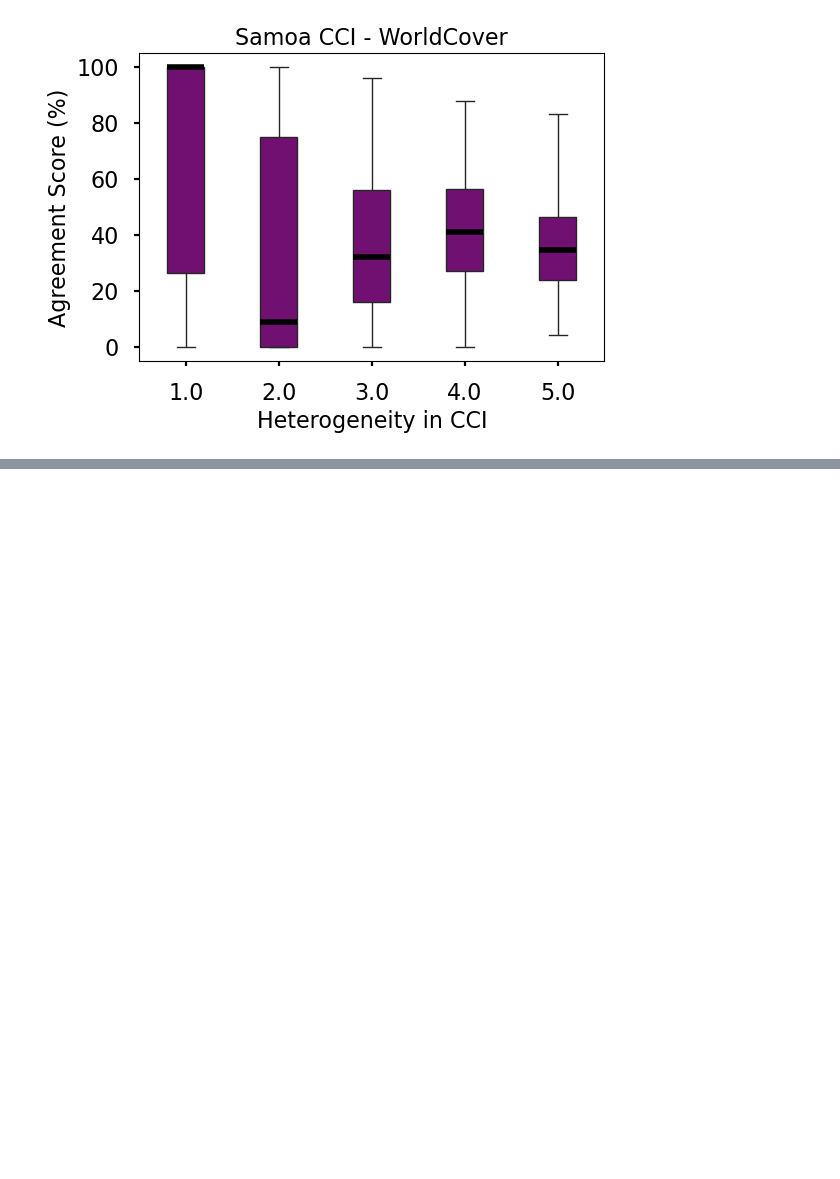
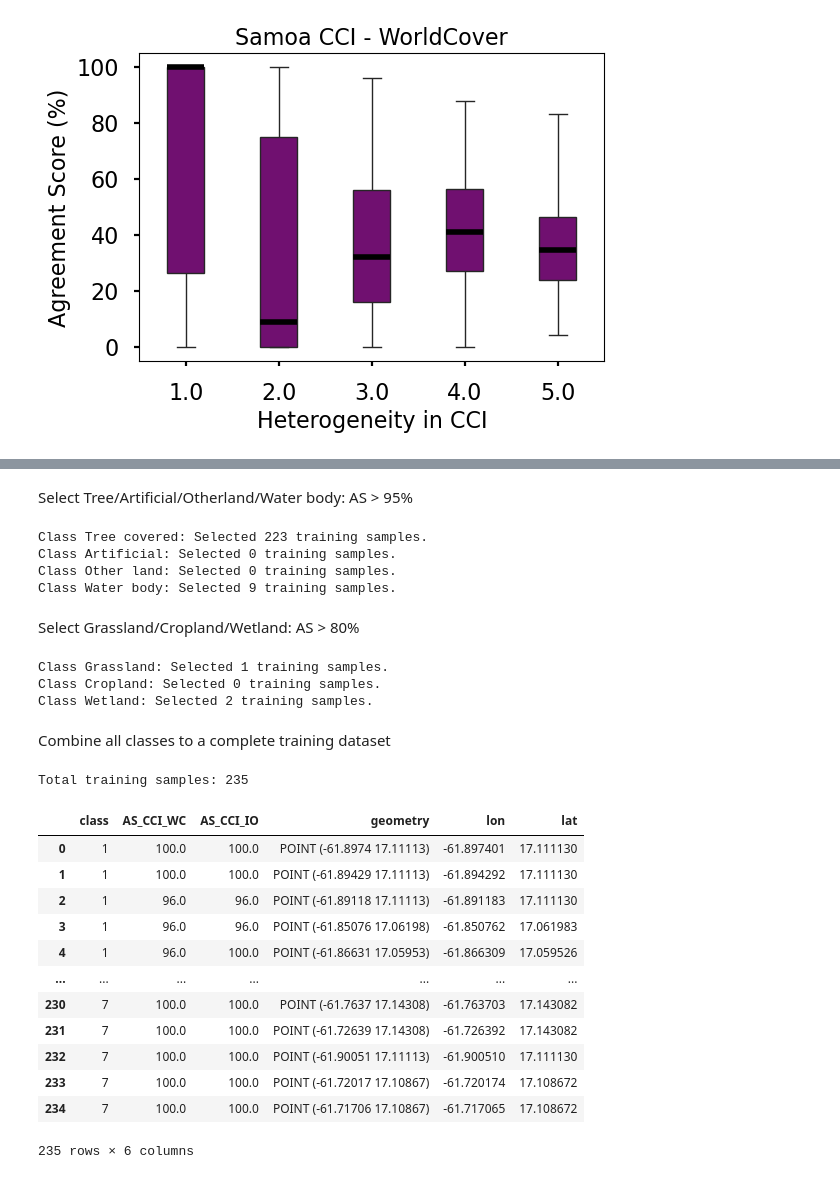
Before and after one commit to auspatious/ldn-lulc, a Jupyter notebook: notebooks/Compare_LULC_per_class.ipynb, the cells around one changed output, grey strips where cells are left out. Saved outputs shown, nothing was run; the diff lists cells and outputs as text; code cells hidden in the pictures; blank space fills up the shorter version.

Commit message:
Qianhui added saving the info of training data (lon, lat, agreement scores, subclasses)

```diff
--- a/notebooks/Compare_LULC_per_class.ipynb
+++ b/notebooks/Compare_LULC_per_class.ipynb
@@ -62,7 +62,7 @@ def load_lulc_data(product: str, resolution = 100):
 # %% [markdown]
 Read in boundary for the target country
 # %%
-country = list_countries()[25] #0, 5, 25, 28 are four samples in the report
+country = list_countries()[0] #0, 5, 25, 28 are four samples in the report
 
 gdf = get_country_boundary(country)
 gdf
@@ -440,0 +472,56 @@ Text(0.5, 1.0, 'Samoa CCI - WorldCover')
+# %% [markdown]
+Select Tree/Artificial/Otherland/Water body: AS > 95%
+# %%
+tree_sample = select_training_sample(1, 95, cci_da['esa_cci_lc'], local_agree_wc, local_agree_io)
+artificial_sample = select_training_sample(5, 95, cci_da['esa_cci_lc'], local_agree_wc, local_agree_io)
+otherland_sample = select_training_sample(6, 95, cci_da['esa_cci_lc'], local_agree_wc, local_agree_io)
+water_sample = select_training_sample(7, 95, cci_da['esa_cci_lc'], local_agree_wc, local_agree_io)
+# %% [output]
+Class Tree covered: Selected 223 training samples.
+Class Artificial: Selected 0 training samples.
+Class Other land: Selected 0 training samples.
+Class Water body: Selected 9 training samples.
+# %% [markdown]
+Select Grassland/Cropland/Wetland: AS > 80%
+# %%
+grass_sample = select_training_sample(2, 80, cci_da['esa_cci_lc'], local_agree_wc, local_agree_io)
+crop_sample = select_training_sample(3, 80, cci_da['esa_cci_lc'], local_agree_wc, local_agree_io)
+wetland_sample = select_training_sample(4, 80, cci_da['esa_cci_lc'], local_agree_wc, local_agree_io)
+# %% [output]
+Class Grassland: Selected 1 training samples.
+Class Cropland: Selected 0 training samples.
+Class Wetland: Selected 2 training samples.
+# %% [markdown]
+Combine all classes to a complete training dataset
+# %%
+training_samples = pd.concat([tree_sample, grass_sample, crop_sample, wetland_sample,
+                    artificial_sample, otherland_sample, water_sample], ignore_index=True)
+
+# Convert it to GeoDataFrame
+geometry = [Point(x, y) for x, y in zip(training_samples['x'], training_samples['y'])]
+training_gdf = gpd.GeoDataFrame(training_samples, geometry=geometry, crs="EPSG:6933")
+
+# Store the longitude and latitude
+# Drop out the x and y columns
+training_gdf_4326 = training_gdf.to_crs("EPSG:4326")
+training_gdf_4326['lon'] = training_gdf_4326.geometry.x
+training_gdf_4326['lat'] = training_gdf_4326.geometry.y
+training_gdf_4326 = training_gdf_4326.drop(columns=['x', 'y'])
+
+print(f"Total training samples: {len(training_gdf_4326)}")
+training_gdf_4326
+# %% [output]
+Total training samples: 235
+|  | class | AS_CCI_WC | AS_CCI_IO | geometry | lon | lat |
+| 0 | 1 | 100.0 | 100.0 | POINT (-61.8974 17.11113) | -61.897401 | 17.111130 |
+| 1 | 1 | 100.0 | 100.0 | POINT (-61.89429 17.11113) | -61.894292 | 17.111130 |
+| 2 | 1 | 96.0 | 96.0 | POINT (-61.89118 17.11113) | -61.891183 | 17.111130 |
+| 3 | 1 | 96.0 | 96.0 | POINT (-61.85076 17.06198) | -61.850762 | 17.061983 |
+| 4 | 1 | 96.0 | 100.0 | POINT (-61.86631 17.05953) | -61.866309 | 17.059526 |
+| ... | ... | ... | ... | ... | ... | ... |
+| 230 | 7 | 100.0 | 100.0 | POINT (-61.7637 17.14308) | -61.763703 | 17.143082 |
+| 231 | 7 | 100.0 | 100.0 | POINT (-61.72639 17.14308) | -61.726392 | 17.143082 |
+| 232 | 7 | 100.0 | 100.0 | POINT (-61.90051 17.11113) | -61.900510 | 17.111130 |
+| 233 | 7 | 100.0 | 100.0 | POINT (-61.72017 17.10867) | -61.720174 | 17.108672 |
+| 234 | 7 | 100.0 | 100.0 | POINT (-61.71706 17.10867) | -61.717065 | 17.108672 |
+235 rows × 6 columns
```
Also changed, not shown: parts of 14 cells of this notebook.
